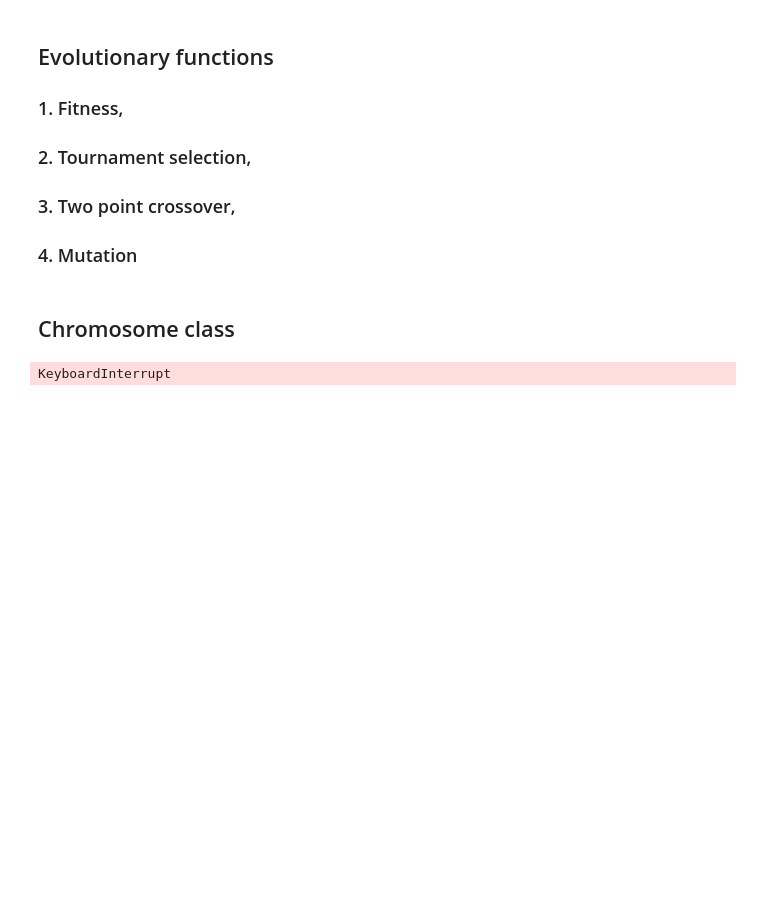
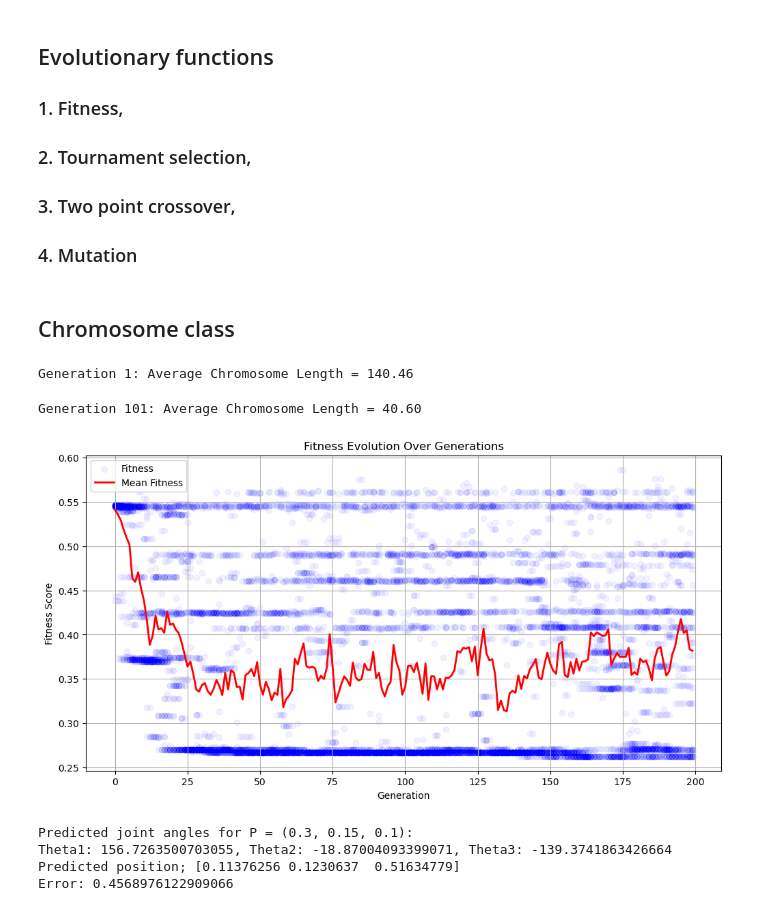
Before and after one commit to hallfisk/Humanoid_Robots_TIF160, a Jupyter notebook: LGP.ipynb, the cells around one changed output. Saved outputs shown, nothing was run; the diff lists cells and outputs as text; code cells hidden in the pictures; blank space fills up the shorter version.

```diff
--- a/LGP.ipynb
+++ b/LGP.ipynb
@@ -254,7 +377,10 @@ def evolve_population(population, training_samples, generations, max_chrom_lengt
 # %%
 def generate_training_data(num_samples):
     training_data = []
-    for _ in range(num_samples):
+
+    # Keep generating samples until we have enough with z < 0.01
+    while len(training_data) < num_samples:
+    #for i in range(20):
         # Generate random joint angles within their respective ranges
         theta1 = random.uniform(0, 180)  # θ1 ∈ [0, 180]
         theta2 = random.uniform(0, 180)  # θ2 ∈ [0, 180]
@@ -262,48 +388,54 @@ def generate_training_data(num_samples):
 
         # Compute the corresponding end-effector position using forward kinematics
         x, y, z = forward_kinematics(theta1, theta2, theta3)
-
-        # Append to training data (x, y, z, θ1, θ2, θ3)
+        # Only add the sample if the z-coordinate is close enough to 0 (z < 0.01)
+        #if 0.1495<z < 0.1605:  #Smallest is 0.068
         training_data.append((x, y, z, theta1, theta2, theta3))
-
     return training_data
 # %%
 # Step 1: Generate Training Data
 training_samples = generate_training_data(num_samples=100)
 
 # Step 2: Initialize Population
-pop_size = 1000
+pop_size = 50
 min_chrom_length = 30
-max_chrom_length = 100
+max_chrom_length = 500
 tournament_size = 2
 tournament_prob = 0.75
 mutation_rate = 0.05
+crossover_prob = 0.70
 num_registers = 3
-num_constants = 2
+num_constants = 5
 population = initialize_population(pop_size, num_registers, num_constants, min_chrom_length, max_chrom_length)
 
 # Step 3: Evolve the Population
-generations = 100
-evolved_population = evolve_population(population, training_samples, generations, max_chrom_length, tournament_size, tournament_prob, mutation_rate)
+generations = 200
+evolved_population = evolve_population(population, training_samples, generations, min_chrom_length, max_chrom_length, tournament_size, tournament_prob, mutation_rate, crossover_prob)
 
 # Step 4: Get the Best Chromosome
 best_chromosome = min(evolved_population, key=lambda chrom: evaluate_population([chrom], training_samples)[0])
 
 # Step 5: Test the Best Chromosome
-test_point = (0.3, 0.15, 0.33)
+test_point = (0.3, 0.15, 0.1)
 theta1_pred, theta2_pred, theta3_pred = best_chromosome.evaluate(*test_point)
 
 # Output results
 #print("Best evolved chromosome instructions:")
 #for instr in best_chromosome.instructions:
  #   print(instr)
 
 print(f"Predicted joint angles for P = {test_point}:")
 print(f"Theta1: {theta1_pred}, Theta2: {theta2_pred}, Theta3: {theta3_pred}")
 
 end_effector = forward_kinematics(theta1_pred, theta2_pred, theta3_pred)
 print(f"Predicted position; {end_effector}")
 
 print(f"Error: {fitness_function(*test_point, theta1_pred, theta2_pred, theta3_pred)}")
 # %% [output]
-KeyboardInterrupt
+Generation 1: Average Chromosome Length = 140.46
+Generation 101: Average Chromosome Length = 40.60
+[figure, added]
+Predicted joint angles for P = (0.3, 0.15, 0.1):
+Theta1: 156.7263500703055, Theta2: -18.87004093399071, Theta3: -139.3741863426664
+Predicted position; [0.11376256 0.1230637  0.51634779]
+Error: 0.4568976122909066
```
Also changed, not shown: parts of 9 cells of this notebook.
